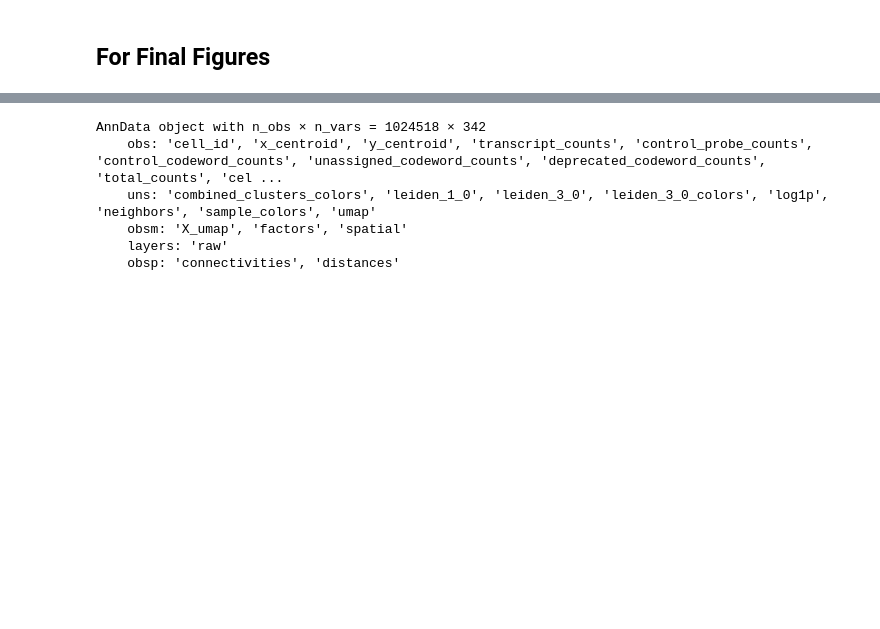
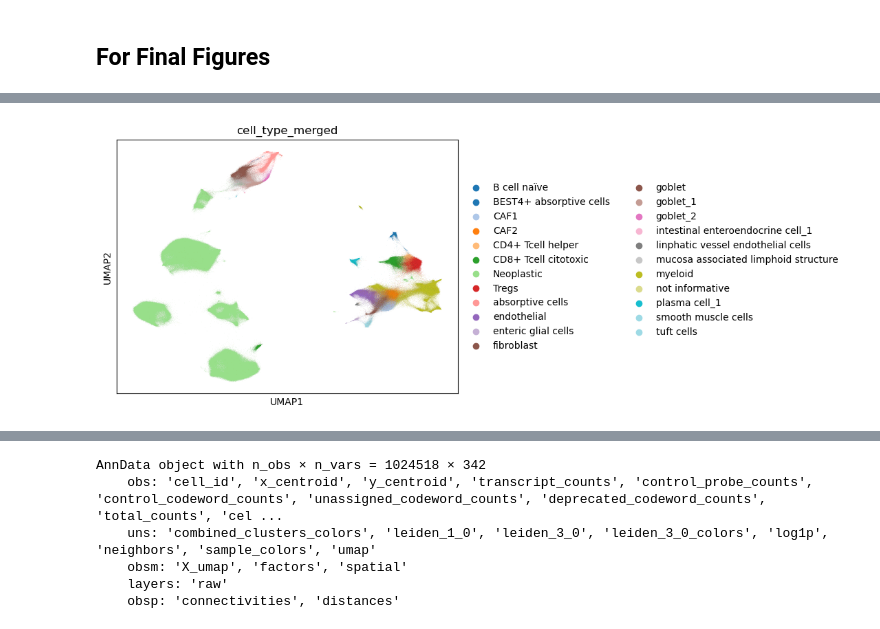
Before and after one commit to Moldia/CRC_Shedding_Xenium, a Jupyter notebook: 1_Celltype_identification_CRC_manuscript.ipynb, the cells around one changed output, grey strips where cells are left out. Saved outputs shown, nothing was run; the diff lists cells and outputs as text; code cells hidden in the pictures; blank space fills up the shorter version.

```diff
--- a/1_Celltype_identification_CRC_manuscript.ipynb
+++ b/1_Celltype_identification_CRC_manuscript.ipynb
@@ -146,0 +156,27 @@ adata=sc.read('/home/maresc/bamse_mn_moldia/maria_e/CRC/adata_manuscript_correct
+# %%
+#merge myeloid cells in one cluster
+
+# Make a copy of your existing leiden labels
+adata.obs['cell_type_merged'] = adata.obs['Cell_types'].astype(str)
+
+# Which clusters to merge:
+to_merge = ['myeloid 1', 'myeloid 2', 'myeloid 3', 'myeloid 4']
+new_label = 'myeloid'
+
+# Replace them
+mask = adata.obs['cell_type_merged'].isin(to_merge)
+adata.obs.loc[mask, 'cell_type_merged'] = new_label
+
+# Make it categorical (nicer plotting, grouping, etc.)
+adata.obs['cell_type_merged'] = adata.obs['cell_type_merged'].astype('category')
+# %%
+import matplotlib
+
+# Set font type for vector output
+matplotlib.rcParams['pdf.fonttype'] = 42
+matplotlib.rcParams['ps.fonttype'] = 42
+
+sc.pl.umap(adata,color='cell_type_merged',palette= 'tab20',show=False)
+plt.savefig('/home/maresc/bamse_mn_moldia/maria_e/CRC/final_UMAP_combined_clusters_myeloid_merged.pdf', bbox_inches='tight')
+# %% [output]
+[figure, added]
```
Also changed, not shown: parts of 5 cells of this notebook, 1 other file.
